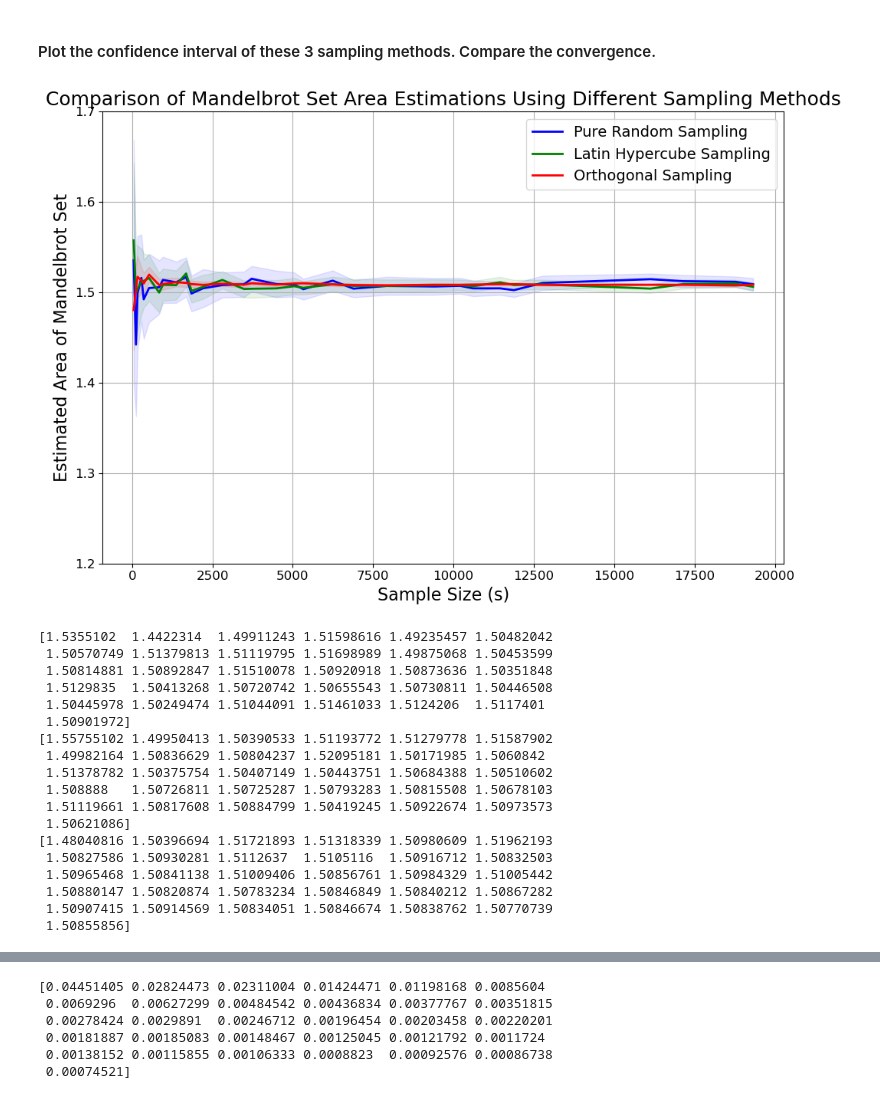
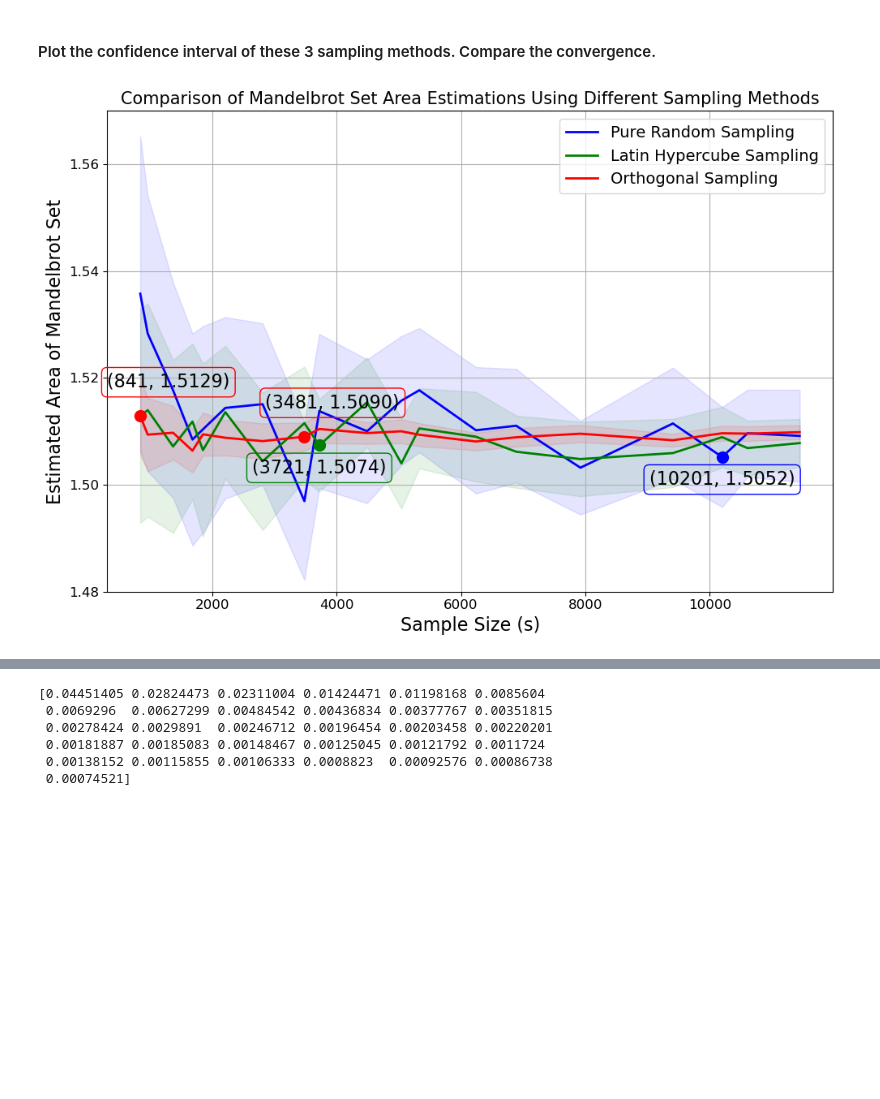
Before and after one commit to Ly-MX15/Stochastic_simulation, a Jupyter notebook: Mandelbrot_Visualisation3.3.ipynb, the cells around one changed output, grey strips where cells are left out. Saved outputs shown, nothing was run; the diff lists cells and outputs as text; code cells hidden in the pictures; blank space fills up the shorter version.

```diff
--- a/Mandelbrot_Visualisation3.3.ipynb
+++ b/Mandelbrot_Visualisation3.3.ipynb
@@ -1057,7 +963,7 @@ def sieve_of_eratosthenes(n):
 #### Plot the confidence interval of these 3 sampling methods. Compare the convergence.
 # %%
 # Generate a large enough array of prime numbers since orthogonal_sampling only takes prime number's square as sample size
-base_numbers = sieve_of_eratosthenes(150)[10:-1]  # Adjust the number here based on how many primes you need.107th prime number =
+base_numbers = sieve_of_eratosthenes(110)[9:-1]  # Adjust the number here based on how many primes you need.107th prime number =
 # Square each number to get the sample sizes
 sample_sizes = base_numbers**2
 
@@ -1081,59 +987,79 @@ conf_intervals_orthogonal, mean_areas_orthogonal, times_orthogonal = calculate_c
     orthogonal_sampling, sample_sizes, real_range, imag_range, n, max_iter
 )
 # %%
-# Plot the results for all three sampling methods on the same plot
+
+# Assuming the arrays 'sample_sizes', 'mean_areas_random', 'conf_intervals_random',
+# 'mean_areas_latin', 'conf_intervals_latin', 'mean_areas_orthogonal', and 'conf_intervals_orthogonal'
+# are defined somewhere above this code snippet
+
+def find_min_confidence_interval_mean(sample_sizes, conf_intervals, mean_areas, threshold=0.001):
+    valid_indices = np.where(conf_intervals < threshold)[0]
+    if valid_indices.size == 0:
+        return None, None  # Return None if no valid index found
+    for idx in valid_indices:
+        if all(conf_intervals[idx:] < threshold):
+            return sample_sizes[idx], mean_areas[idx]
+    return None, None
+
+def mark_point(ax, x, y, color='r', text_offset=(0, 0)):
+    ax.plot(x, y, 'o', color=color, markersize=10)
+    ax.annotate(f'({x}, {y:.4f})',
+                xy=(x, y),
+                xytext=text_offset,
+                textcoords="offset points",
+                fontsize=16,
+                ha='center',
+                va='center',
+                bbox=dict(boxstyle="round,pad=0.3", edgecolor=color, facecolor='none'))
+
+# Define thresholds
+thresholds = [0.01, 0.003]
+
+# Create the plot
 plt.figure(figsize=(10, 7))
 
 # Plot for Pure Random Sampling
 plt.plot(sample_sizes, mean_areas_random, label='Pure Random Sampling', color='blue', linewidth=2)
 plt.fill_between(sample_sizes, mean_areas_random - conf_intervals_random, mean_areas_random + conf_intervals_random,
                  color='blue', alpha=0.1)
 
 # Plot for Latin Hypercube Sampling
 plt.plot(sample_sizes, mean_areas_latin, label='Latin Hypercube Sampling', color='green', linewidth=2)
 plt.fill_between(sample_sizes, mean_areas_latin - conf_intervals_latin, mean_areas_latin + conf_intervals_latin,
                 color='green', alpha=0.1)
 
 # Plot for Orthogonal Sampling
 plt.plot(sample_sizes, mean_areas_orthogonal, label='Orthogonal Sampling', color='red', linewidth=2)
 plt.fill_between(sample_sizes, mean_areas_orthogonal - conf_intervals_orthogonal, mean_areas_orthogonal + conf_intervals_orthogonal,
                 color='red', alpha=0.1)
+# Plot the confidence intervals for each sampling method
+for threshold in thresholds:
+    min_s_random, min_mean_random = find_min_confidence_interval_mean(sample_sizes, conf_intervals_random, mean_areas_random, threshold)
+    min_s_latin, min_mean_latin = find_min_confidence_interval_mean(sample_sizes, conf_intervals_latin, mean_areas_latin, threshold)
+    min_s_orthogonal, min_mean_orthogonal = find_min_confidence_interval_mean(sample_sizes, conf_intervals_orthogonal, mean_areas_orthogonal, threshold)
 
-# Set chart title and labels with specified font sizes
-plt.title('Comparison of Mandelbrot Set Area Estimations Using Different Sampling Methods', fontsize=18)
+    # Check if the points were found and then annotate them on the plot
+    if min_s_random is not None:
+        mark_point(plt, min_s_random, min_mean_random, color='blue', text_offset=(0, -20))
+    if min_s_latin is not None:
+        mark_point(plt, min_s_latin, min_mean_latin, color='green', text_offset=(0, -20))
+    if min_s_orthogonal is not None:
+        mark_point(plt, min_s_orthogonal, min_mean_orthogonal, color='red', text_offset=(25, 30))
+
+# Set chart title and labels
+plt.title('Comparison of Mandelbrot Set Area Estimations Using Different Sampling Methods', fontsize=15)
 plt.xlabel('Sample Size (s)', fontsize=16)
 plt.ylabel('Estimated Area of Mandelbrot Set', fontsize=16)
 plt.legend(loc='upper right', fontsize=14)
 plt.grid(True)
 plt.xticks(fontsize=12)
 plt.yticks(fontsize=12)
-plt.ylim(1.2, 1.7)
+plt.ylim(1.48, 1.57)
 plt.tight_layout()
-plt.savefig("3.1 Ais complete.jpg", dpi=300)
+plt.savefig("3.1_Ais_complete.jpg", dpi=300)
 plt.show()
-print(mean_areas_random)
-print(mean_areas_latin)
-print(mean_areas_orthogonal)
 # %% [output]
-[figure, old version]
+[figure, new version]
-[1.5355102  1.4422314  1.49911243 1.51598616 1.49235457 1.50482042
- 1.50570749 1.51379813 1.51119795 1.51698989 1.49875068 1.50453599
- 1.50814881 1.50892847 1.51510078 1.50920918 1.50873636 1.50351848
- 1.5129835  1.50413268 1.50720742 1.50655543 1.50730811 1.50446508
- 1.50445978 1.50249474 1.51044091 1.51461033 1.5124206  1.5117401
- 1.50901972]
-[1.55755102 1.49950413 1.50390533 1.51193772 1.51279778 1.51587902
- 1.49982164 1.50836629 1.50804237 1.52095181 1.50171985 1.5060842
- 1.51378782 1.50375754 1.50407149 1.50443751 1.50684388 1.50510602
- 1.508888   1.50726811 1.50725287 1.50793283 1.50815508 1.50678103
- 1.51119661 1.50817608 1.50884799 1.50419245 1.50922674 1.50973573
- 1.50621086]
-[1.48040816 1.50396694 1.51721893 1.51318339 1.50980609 1.51962193
- 1.50827586 1.50930281 1.5112637  1.5105116  1.50916712 1.50832503
- 1.50965468 1.50841138 1.51009406 1.50856761 1.50984329 1.51005442
- 1.50880147 1.50820874 1.50783234 1.50846849 1.50840212 1.50867282
- 1.50907415 1.50914569 1.50834051 1.50846674 1.50838762 1.50770739
- 1.50855856]
 # %%
 def find_min_confidence_interval_time(sample_sizes, conf_intervals, times, threshold=0.001):
     valid_indices = np.where(conf_intervals < threshold)[0]
```
Also changed, not shown: parts of 12 cells of this notebook.
